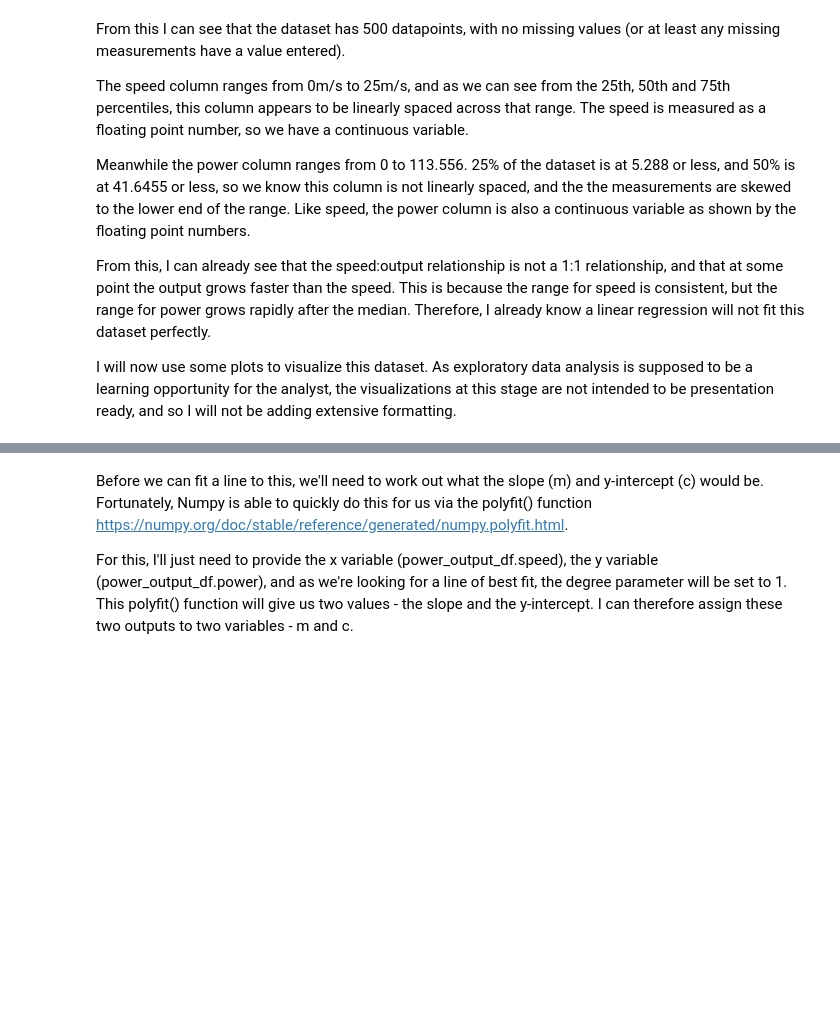
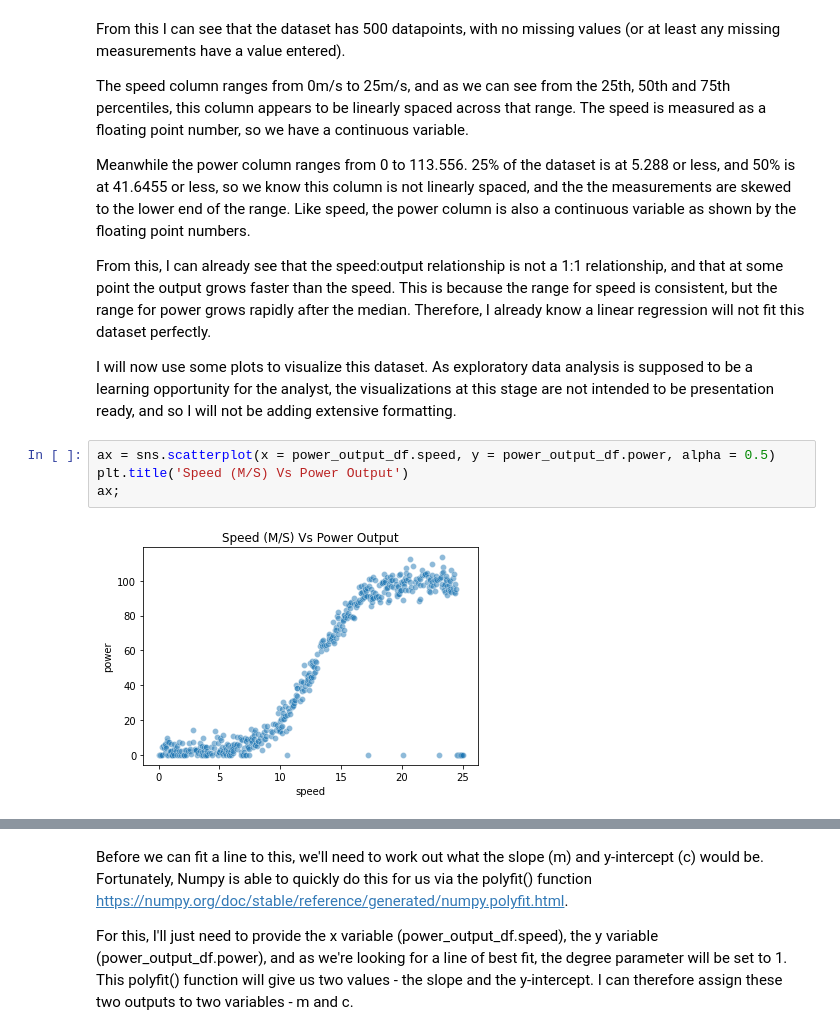
Before and after one commit to OtherBrian/fda-regression_project, a Jupyter notebook: Regression Project.ipynb, the cells around one changed output, grey strips where cells are left out. Saved outputs shown, nothing was run; the diff lists cells and outputs as text; blank space fills up the shorter version.

```diff
--- a/Regression Project.ipynb
+++ b/Regression Project.ipynb
@@ -63,3 +63,9 @@ Meanwhile the power column ranges from 0 to 113.556. 25% of the dataset is at 5.
 From this, I can already see that the speed:output relationship is not a 1:1 relationship, and that at some point the output grows faster than the speed. This is because the range for speed is consistent, but the range for power grows rapidly after the median. Therefore, I already know a linear regression will not fit this dataset perfectly.
 
 I will now use some plots to visualize this dataset. As exploratory data analysis is supposed to be a learning opportunity for the analyst, the visualizations at this stage are not intended to be presentation ready, and so I will not be adding extensive formatting.
+# %%
+ax = sns.scatterplot(x = power_output_df.speed, y = power_output_df.power, alpha = 0.5)
+plt.title('Speed (M/S) Vs Power Output')
+ax;
+# %% [output]
+[figure, added]
```
Also changed, not shown: parts of 20 cells of this notebook.
